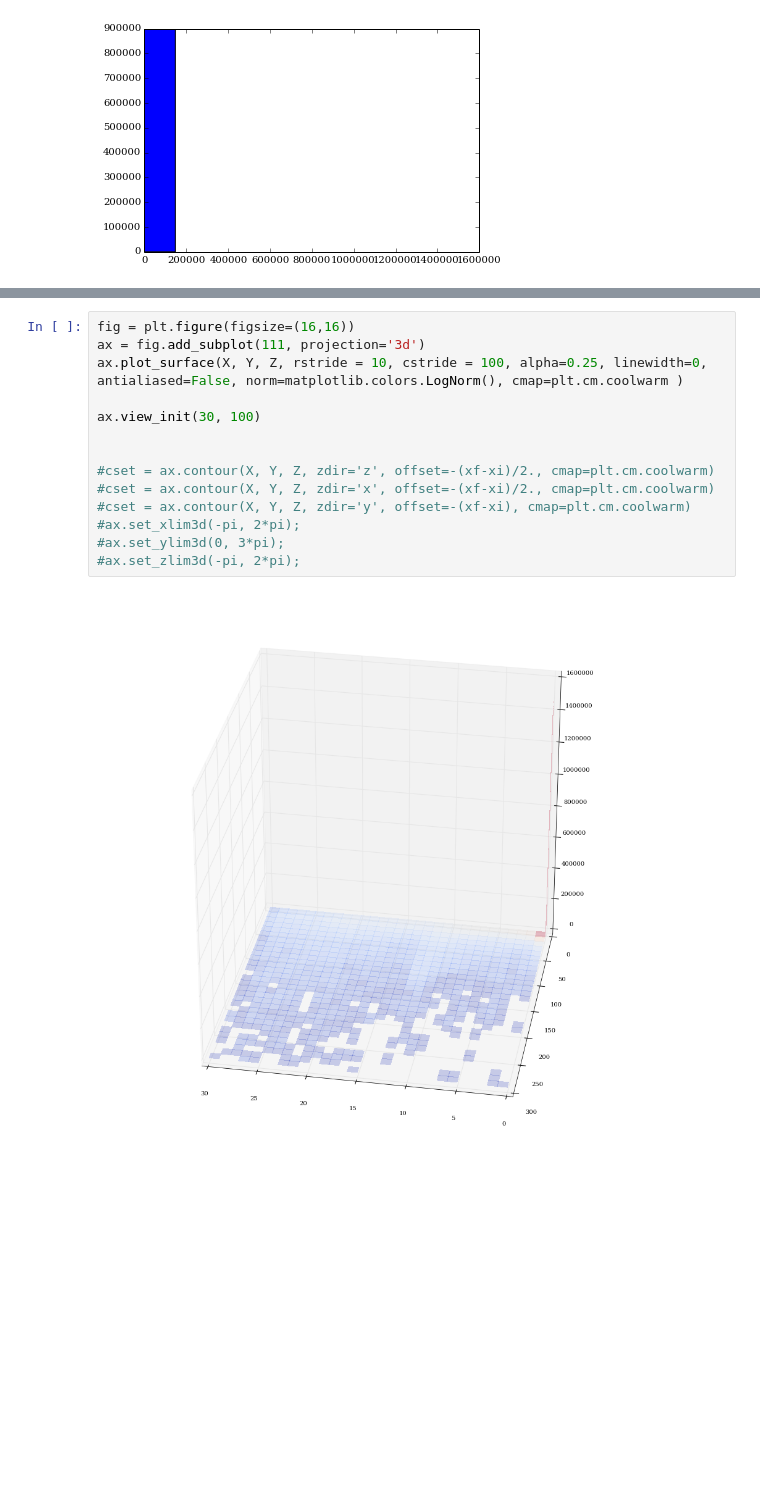
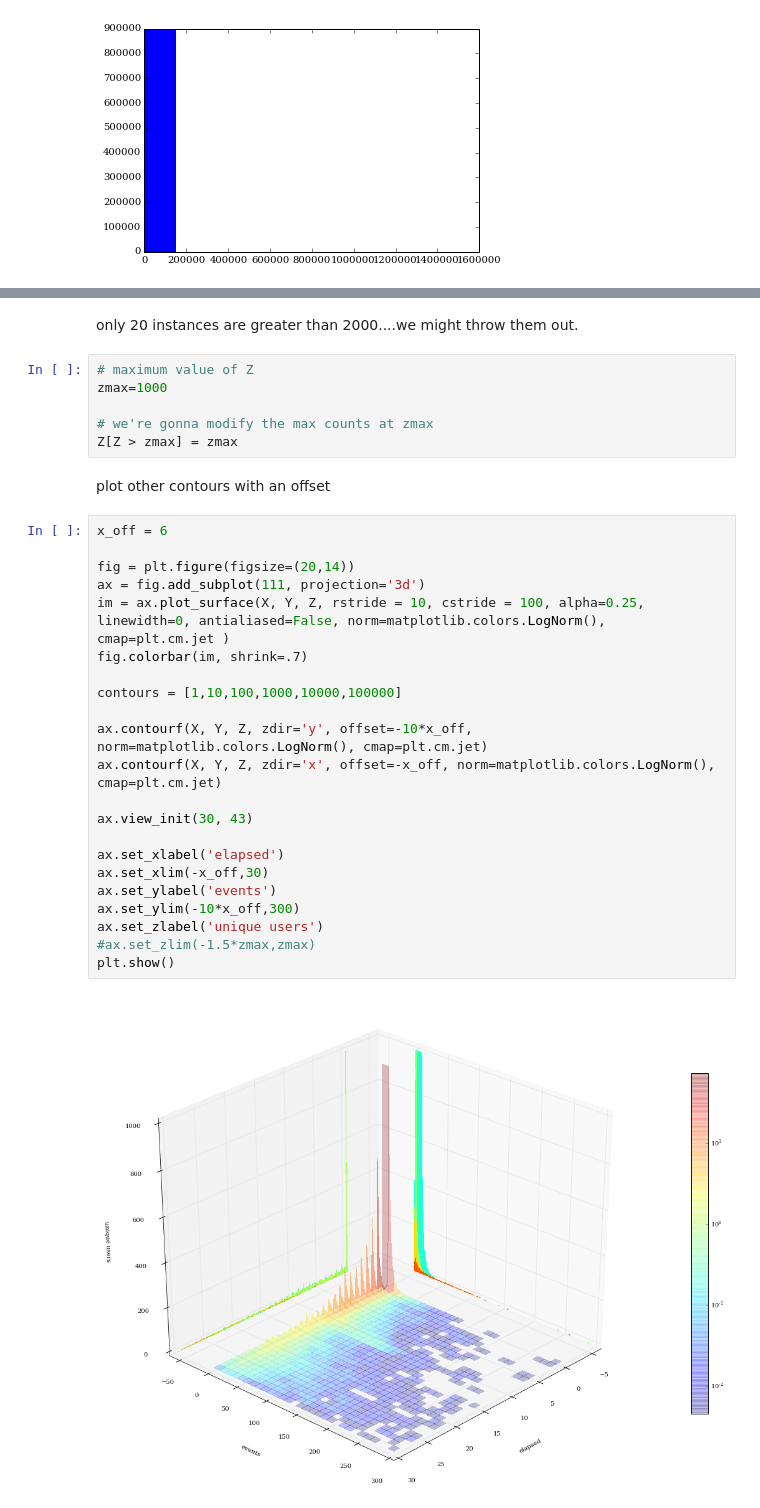
Before and after one commit to ehacinom/work16-logistic, a Jupyter notebook: logistic_v1.ipynb, the cells around one changed output, grey strips where cells are left out. Drawn from its saved outputs; the diff is of its cells as text; blank space fills up the shorter version.

```diff
--- a/logistic_v1.ipynb
+++ b/logistic_v1.ipynb
@@ -399,16 +411,34 @@ max(Z.flatten())
+# %% [markdown]
+only 20 instances are greater than 2000....we might throw them out.
+# %%
+# maximum value of Z
+zmax=1000
+
+# we're gonna modify the max counts at zmax
+Z[Z > zmax] = zmax
+# %% [markdown]
+plot other contours with an offset
 # %%
-fig = plt.figure(figsize=(16,16))
+x_off = 6
+
+fig = plt.figure(figsize=(20,14))
 ax = fig.add_subplot(111, projection='3d')
-ax.plot_surface(X, Y, Z, rstride = 10, cstride = 100, alpha=0.25, linewidth=0, antialiased=False, norm=matplotlib.colors.LogNorm(), cmap=plt.cm.coolwarm )
+im = ax.plot_surface(X, Y, Z, rstride = 10, cstride = 100, alpha=0.25, linewidth=0, antialiased=False, norm=matplotlib.colors.LogNorm(), cmap=plt.cm.jet )
+fig.colorbar(im, shrink=.7)
 
-ax.view_init(30, 100)
+contours = [1,10,100,1000,10000,100000]
 
+ax.contourf(X, Y, Z, zdir='y', offset=-10*x_off, norm=matplotlib.colors.LogNorm(), cmap=plt.cm.jet)
+ax.contourf(X, Y, Z, zdir='x', offset=-x_off, norm=matplotlib.colors.LogNorm(), cmap=plt.cm.jet)
 
-#cset = ax.contour(X, Y, Z, zdir='z', offset=-(xf-xi)/2., cmap=plt.cm.coolwarm)
-#cset = ax.contour(X, Y, Z, zdir='x', offset=-(xf-xi)/2., cmap=plt.cm.coolwarm)
-#cset = ax.contour(X, Y, Z, zdir='y', offset=-(xf-xi), cmap=plt.cm.coolwarm)
-#ax.set_xlim3d(-pi, 2*pi);
-#ax.set_ylim3d(0, 3*pi);
-#ax.set_zlim3d(-pi, 2*pi);
+ax.view_init(30, 43)
+
+ax.set_xlabel('elapsed')
+ax.set_xlim(-x_off,30)
+ax.set_ylabel('events')
+ax.set_ylim(-10*x_off,300)
+ax.set_zlabel('unique users')
+#ax.set_zlim(-1.5*zmax,zmax)
+plt.show()
 # %% [output]
-[figure, old version]
+[figure, new version]
```
Also changed, not shown: parts of 17 cells of this notebook.
